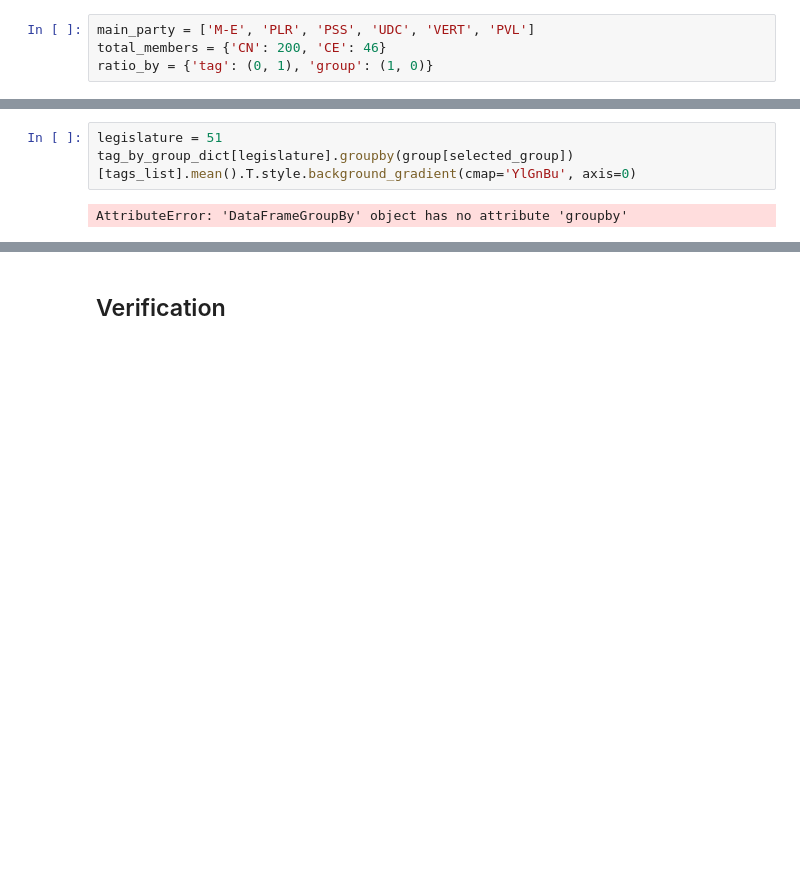
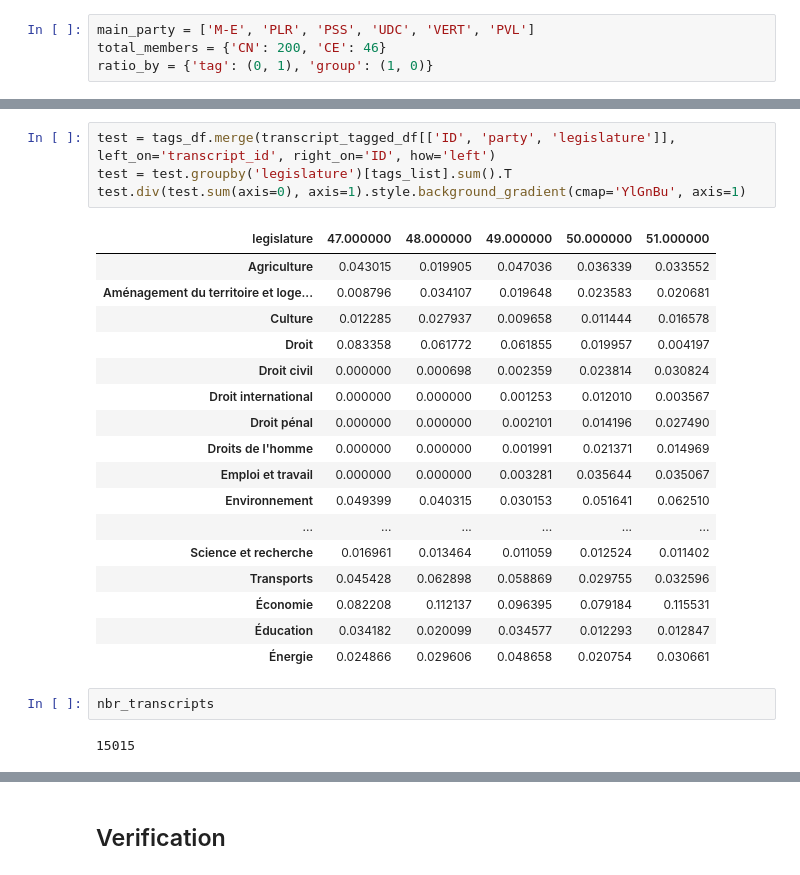
Before and after one commit to cgcrts/ef23_discours, a Jupyter notebook: tag_processing.ipynb, the cells around one changed output, grey strips where cells are left out. Drawn from its saved outputs; the diff is of its cells as text; blank space fills up the shorter version.

```diff
--- a/tag_processing.ipynb
+++ b/tag_processing.ipynb
@@ -730,5 +773,26 @@ AttributeError: 'DataFrameGroupBy' object has no attribute 'loc'
 # %%
-legislature = 51
-tag_by_group_dict[legislature].groupby(group[selected_group])[tags_list].mean().T.style.background_gradient(cmap='YlGnBu', axis=0)
+test = tags_df.merge(transcript_tagged_df[['ID', 'party', 'legislature']], left_on='transcript_id', right_on='ID', how='left')
+test = test.groupby('legislature')[tags_list].sum().T
+test.div(test.sum(axis=0), axis=1).style.background_gradient(cmap='YlGnBu', axis=1)
 # %% [output]
-AttributeError: 'DataFrameGroupBy' object has no attribute 'groupby'
+| legislature | 47.000000 | 48.000000 | 49.000000 | 50.000000 | 51.000000 |
+| Agriculture | 0.043015 | 0.019905 | 0.047036 | 0.036339 | 0.033552 |
+| Aménagement du territoire et loge... | 0.008796 | 0.034107 | 0.019648 | 0.023583 | 0.020681 |
+| Culture | 0.012285 | 0.027937 | 0.009658 | 0.011444 | 0.016578 |
+| Droit | 0.083358 | 0.061772 | 0.061855 | 0.019957 | 0.004197 |
+| Droit civil | 0.000000 | 0.000698 | 0.002359 | 0.023814 | 0.030824 |
+| Droit international | 0.000000 | 0.000000 | 0.001253 | 0.012010 | 0.003567 |
+| Droit pénal | 0.000000 | 0.000000 | 0.002101 | 0.014196 | 0.027490 |
+| Droits de l'homme | 0.000000 | 0.000000 | 0.001991 | 0.021371 | 0.014969 |
+| Emploi et travail | 0.000000 | 0.000000 | 0.003281 | 0.035644 | 0.035067 |
+| Environnement | 0.049399 | 0.040315 | 0.030153 | 0.051641 | 0.062510 |
+| ... | ... | ... | ... | ... | ... |
+| Science et recherche | 0.016961 | 0.013464 | 0.011059 | 0.012524 | 0.011402 |
+| Transports | 0.045428 | 0.062898 | 0.058869 | 0.029755 | 0.032596 |
+| Économie | 0.082208 | 0.112137 | 0.096395 | 0.079184 | 0.115531 |
+| Éducation | 0.034182 | 0.020099 | 0.034577 | 0.012293 | 0.012847 |
+| Énergie | 0.024866 | 0.029606 | 0.048658 | 0.020754 | 0.030661 |
+# %%
+nbr_transcripts
+# %% [output]
+15015
```
Also changed, not shown: parts of 11 cells of this notebook, 1 other file.
